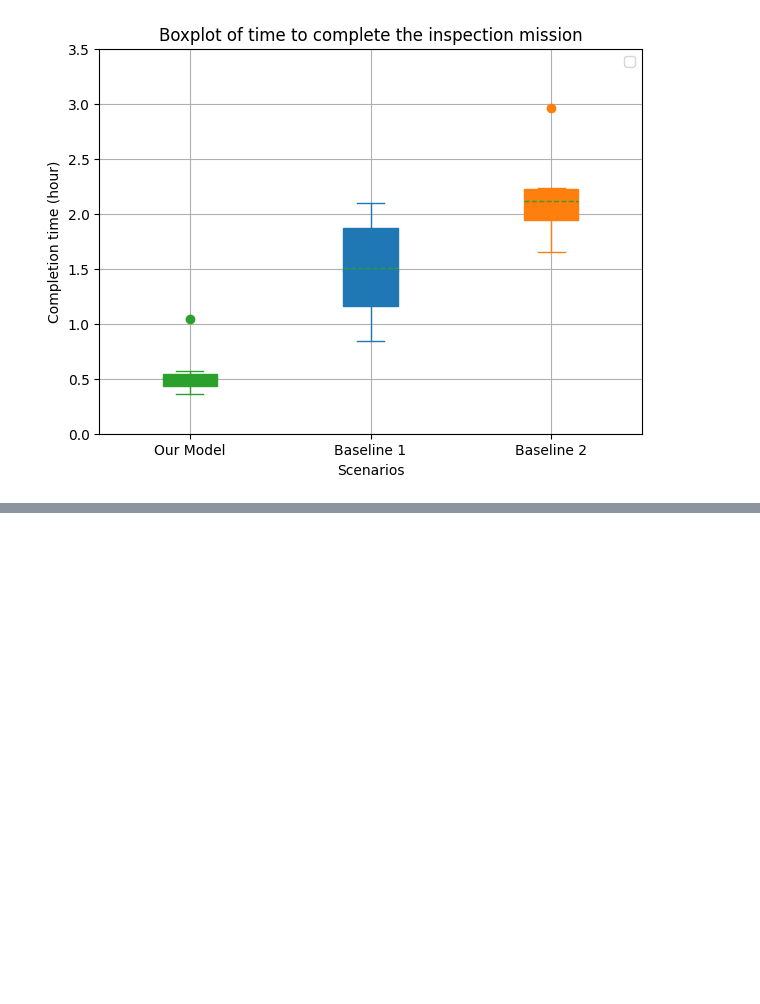
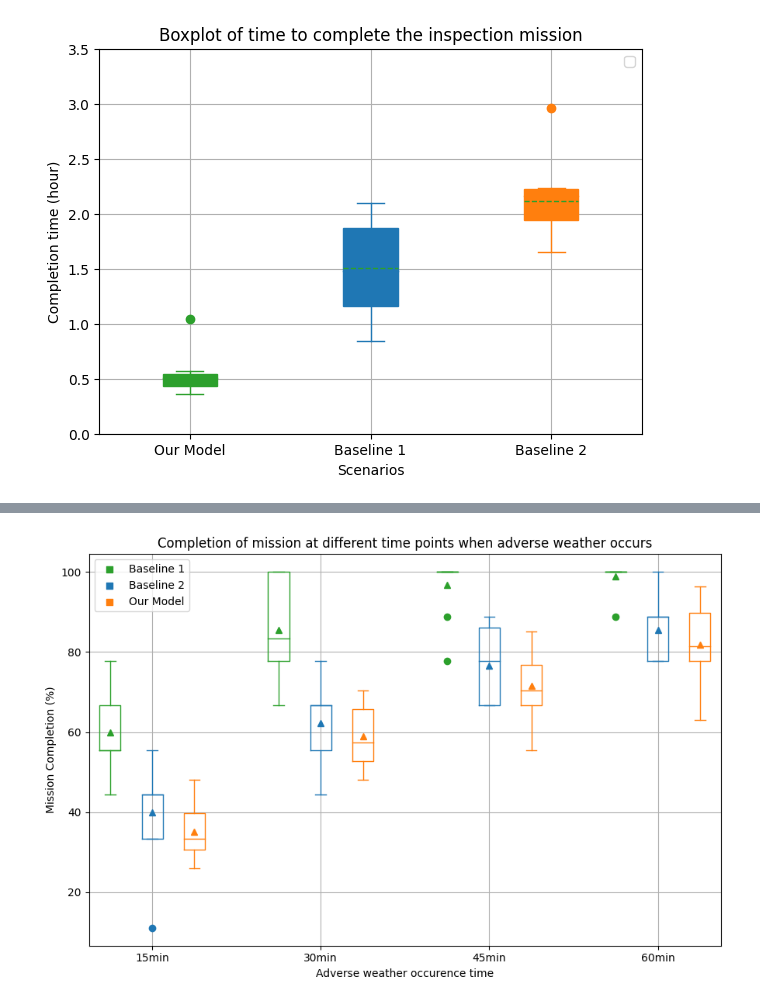
Before and after one commit to Jiayi-11/pymace, a Jupyter notebook: Ulysses/figures/figures.ipynb, the cells around one changed output, grey strips where cells are left out. Cells and saved outputs as stored; diff of their text form; code cells hidden in the pictures; blank space fills up the shorter version.

```diff
--- a/Ulysses/figures/figures.ipynb
+++ b/Ulysses/figures/figures.ipynb
@@ -267,0 +296,71 @@ plt.show()
+# %%
+import matplotlib.pyplot as plt
+import numpy as np
+
+# Data points for each time group
+baseline1_15 = [44.44, 33.33, 55.56, 33.33, 44.44, 44.44, 11.11, 55.56, 33.33, 44.44]
+baseline2_15 = [40.74, 48.15, 37.04, 29.63, 29.63, 33.33, 33.33, 40.74, 25.93, 33.33]
+our_model_15 = [55.56, 55.56, 66.67, 44.44, 55.56, 55.56, 44.44, 66.67, 77.78, 77.78]
+
+baseline1_30 = [55.56, 66.67, 66.67, 55.56, 66.67, 66.67, 55.56, 77.78, 44.44, 66.67]
+baseline2_30 = [48.15, 70.37, 55.56, 51.85, 62.96, 59.26, 55.56, 70.37, 48.15, 66.67]
+our_model_30 = [100.00, 100.00, 77.78, 66.67, 77.78, 77.78, 66.67, 100.00, 88.89, 100.00]
+
+baseline1_45 = [88.89, 77.78, 66.67, 66.67, 88.89, 77.78, 66.67, 88.89, 66.67, 77.78]
+baseline2_45 = [66.67, 85.19, 74.07, 55.56, 81.48, 66.67, 66.67, 74.07, 66.67, 77.78]
+our_model_45 = [100.00, 100.00, 77.78, 88.89, 100.00, 100.00, 100.00, 100.00, 100.00, 100.00]
+
+baseline1_60 = [88.89, 88.89, 77.78, 77.78, 88.89, 77.78, 88.89, 100.00, 77.78, 88.89]
+baseline2_60 = [77.78, 92.59, 77.78, 62.96, 92.59, 96.30, 81.48, 74.07, 81.48, 81.48]
+our_model_60 = [100.00, 100.00, 100.00, 88.89, 100.00, 100.00, 100.00, 100.00, 100.00, 100.00]
+
+# Combine all data
+data = [our_model_15, baseline1_15, baseline2_15,
+        our_model_30, baseline1_30, baseline2_30,
+        our_model_45, baseline1_45, baseline2_45,
+        our_model_60, baseline1_60, baseline2_60]
+
+# Colors for each category
+colors = ['#2ca02c', '#1f77b4', '#ff7f0e'] * 4  # Repeat for each time group
+
+# Define positions for each group with some space in between
+positions = [1, 2, 3, 5, 6, 7, 9, 10, 11, 13, 14, 15]
+
+# Plotting the boxplot
+plt.figure(figsize=(9, 6))
+box = plt.boxplot(data, positions=positions, patch_artist=False, notch=False, vert=True, showmeans=True, meanline=False)
+
+# Set colors for each box
+for i in range(12):
+    plt.setp(box['boxes'][i], color=colors[i])
+    plt.setp(box['whiskers'][2*i:2*(i+1)], color=colors[i])
+    plt.setp(box['caps'][2*i:2*(i+1)], color=colors[i])
+    plt.setp(box['medians'][i], color=colors[i])
+    plt.setp(box['means'][i], markerfacecolor=colors[i], markeredgecolor=colors[i])
+    plt.setp(box['fliers'][i], markerfacecolor=colors[i], markeredgecolor=colors[i])
+
+# Add jittered scatter plot for underlying data
+#for i in range(12):
+#    x = np.random.normal(positions[i], 0.04, size=len(data[i]))  # jitter the x data points for better visualization
+#    plt.scatter(x, data[i], alpha=0.6, color=colors[i])
+
+# Set x-axis labels to display one label per group
+plt.xticks([2, 6, 10, 14], ['15min', '30min', '45min', '60min'])
+
+# Set y-axis limit
+#plt.ylim(0, 100)
+
+# Add legend with square markers
+plt.scatter([], [], c='#2ca02c', marker='s', label='Baseline 1')
+plt.scatter([], [], c='#1f77b4', marker='s', label='Baseline 2')
+plt.scatter([], [], c='#ff7f0e', marker='s', label='Our Model')
+plt.legend(loc='upper left')
+
+plt.title('Completion of mission at different time points when adverse weather occurs')
+plt.xlabel('Adverse weather occurence time')
+plt.ylabel('Mission Completion (%)')
+plt.grid(True)
+plt.tight_layout()
+plt.show()
+# %% [output]
+[figure, added]
```
Also changed, not shown: parts of 9 cells of this notebook, 39 other files.
